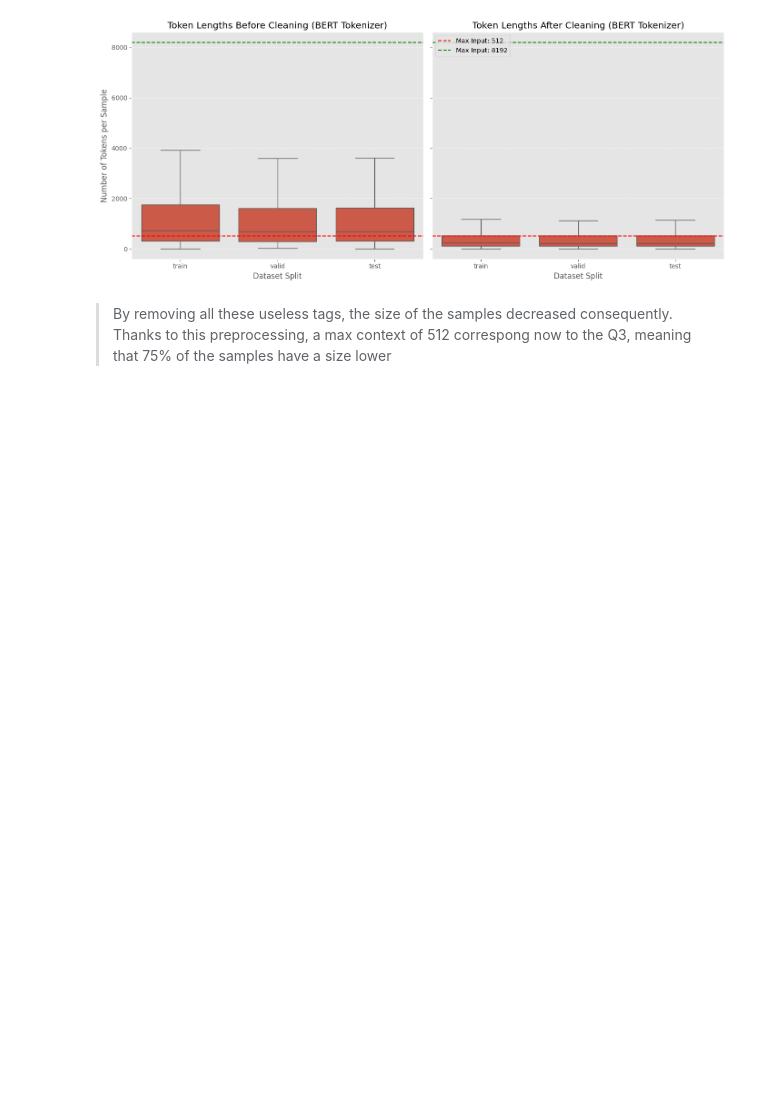
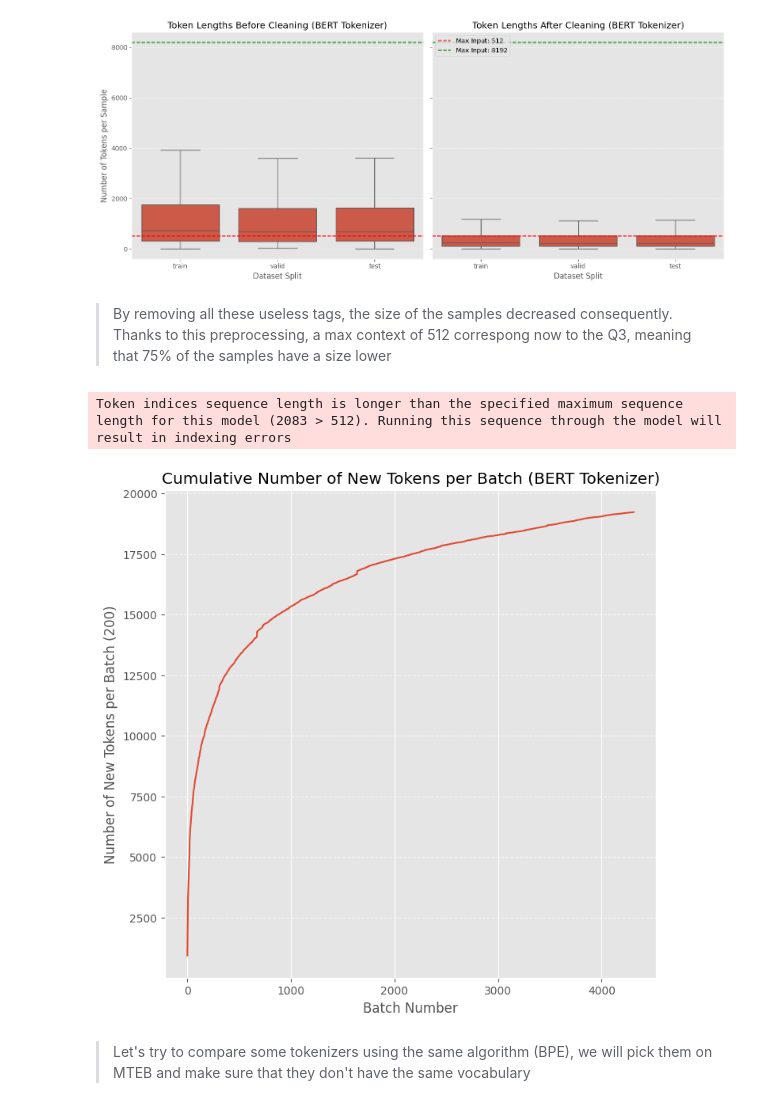
Before and after one commit to ilanaliouchouche/Github-Issues-Embeddings-Store, a Jupyter notebook: notebooks/eda.ipynb, the cells around one changed output. Cells and saved outputs as stored; diff of their text form; code cells hidden in the pictures; blank space fills up the shorter version.

```diff
--- a/notebooks/eda.ipynb
+++ b/notebooks/eda.ipynb
@@ -404,0 +409,41 @@ test_df.to_csv("../data/test.csv", index=False)
+# %%
+texts = []
+
+for split in ["train", "valid", "test"]:
+    texts.extend(ds[split]["text1"])
+    texts.extend(ds[split]["text2"])
+# %%
+texts = [text for text in texts if text]
+# %%
+def estimate_vocab_richness(texts, tokenizer, step_size=100):
+    seen_tokens = set()
+    new_tokens_per_step = []
+
+    for i in tqdm(range(0, len(texts), step_size)):
+        batch = texts[i:i+step_size]
+        tokens = tokenizer.batch_encode_plus(batch, add_special_tokens=False)["input_ids"]
+        tokens = set([token for sublist in tokens for token in sublist])
+        new_tokens = tokens - seen_tokens
+        new_tokens_per_step.append(len(new_tokens))
+        seen_tokens.update(new_tokens)
+
+    return new_tokens_per_step
+# %%
+tokenizer = AutoTokenizer.from_pretrained("bert-base-uncased")
+
+new_tokens_per_step = estimate_vocab_richness(texts, tokenizer, step_size=10)
+# %% [output]
+Token indices sequence length is longer than the specified maximum sequence length for this model (2083 > 512). Running this sequence through the model will result in indexing errors
+# %%
+plt.figure(figsize=(8, 8))
+
+plt.plot(np.cumsum(new_tokens_per_step))
+
+plt.xlabel("Batch Number")
+plt.ylabel("Number of New Tokens per Batch (200)")
+plt.title("Cumulative Number of New Tokens per Batch (BERT Tokenizer)")
+plt.grid(axis="y", linestyle="--", alpha=0.7)
+# %% [output]
+[figure, added]
+# %% [markdown]
+> Let's try to compare some tokenizers using the same algorithm (BPE), we will pick them on MTEB and make sure that they don't have the same vocabulary
```
Also changed, not shown: parts of 14 cells of this notebook.
